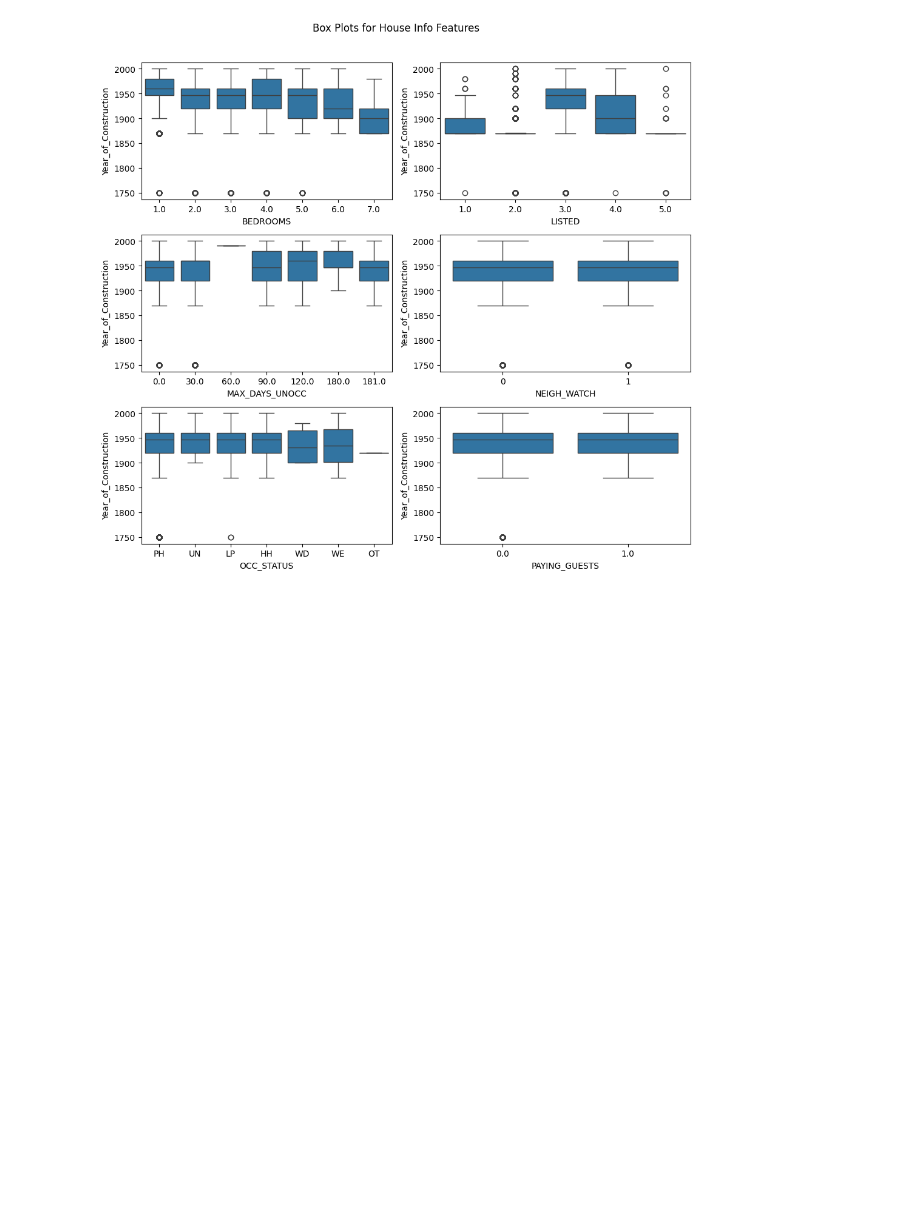
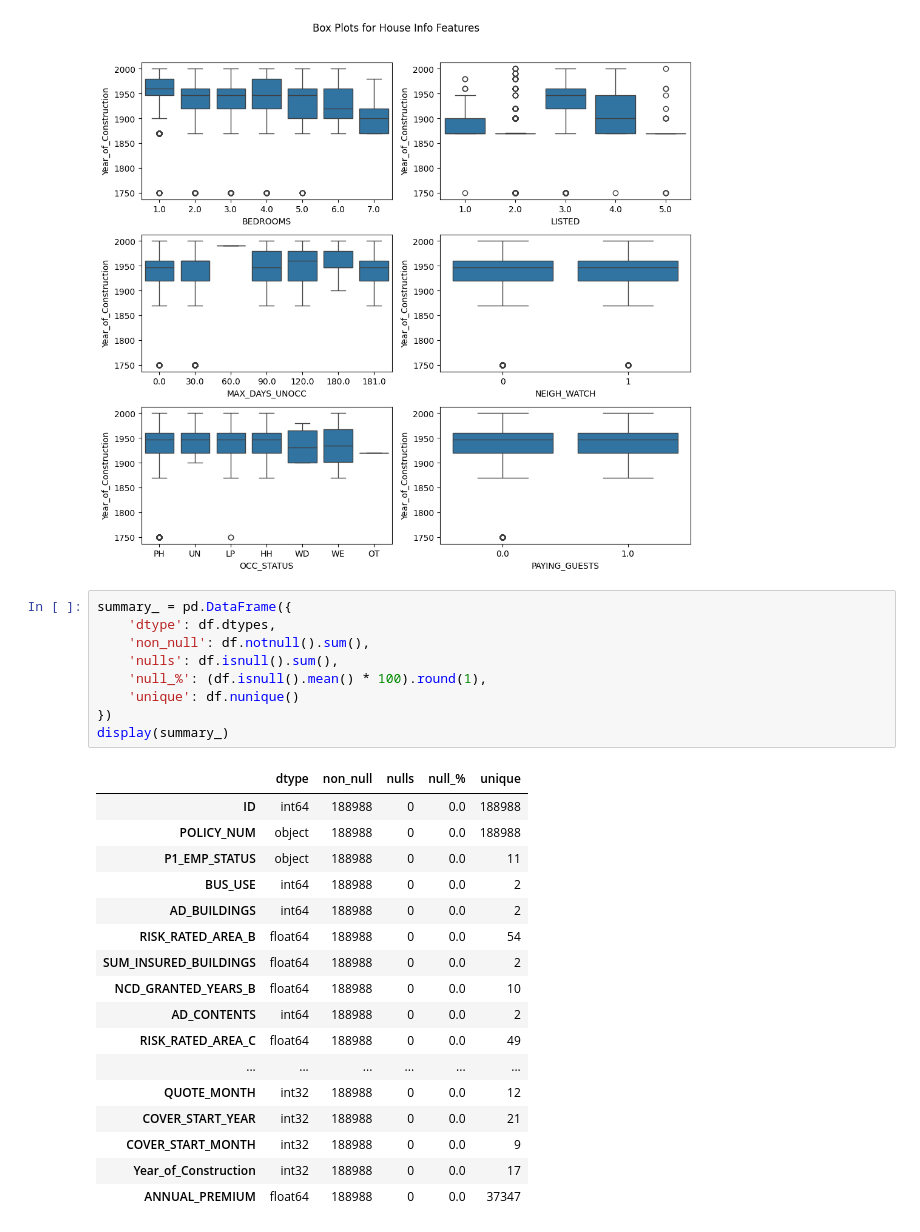
Before and after one commit to tajveer-31/Insurance_model, a Jupyter notebook: Property_insurance_premium.ipynb, the cells around one changed output. Drawn from its saved outputs; the diff is of its cells as text; blank space fills up the shorter version.

```diff
--- a/Property_insurance_premium.ipynb
+++ b/Property_insurance_premium.ipynb
@@ -604,3 +606,30 @@ plt.tight_layout()
 plt.show()
 # %% [output]
 [figure]
+# %%
+summary_ = pd.DataFrame({
+    'dtype': df.dtypes,
+    'non_null': df.notnull().sum(),
+    'nulls': df.isnull().sum(),
+    'null_%': (df.isnull().mean() * 100).round(1),
+    'unique': df.nunique()
+})
+display(summary_)
+# %% [output]
+|  | dtype | non_null | nulls | null_% | unique |
+| ID | int64 | 188988 | 0 | 0.0 | 188988 |
+| POLICY_NUM | object | 188988 | 0 | 0.0 | 188988 |
+| P1_EMP_STATUS | object | 188988 | 0 | 0.0 | 11 |
+| BUS_USE | int64 | 188988 | 0 | 0.0 | 2 |
+| AD_BUILDINGS | int64 | 188988 | 0 | 0.0 | 2 |
+| RISK_RATED_AREA_B | float64 | 188988 | 0 | 0.0 | 54 |
+| SUM_INSURED_BUILDINGS | float64 | 188988 | 0 | 0.0 | 2 |
+| NCD_GRANTED_YEARS_B | float64 | 188988 | 0 | 0.0 | 10 |
+| AD_CONTENTS | int64 | 188988 | 0 | 0.0 | 2 |
+| RISK_RATED_AREA_C | float64 | 188988 | 0 | 0.0 | 49 |
+| ... | ... | ... | ... | ... | ... |
+| QUOTE_MONTH | int32 | 188988 | 0 | 0.0 | 12 |
+| COVER_START_YEAR | int32 | 188988 | 0 | 0.0 | 21 |
+| COVER_START_MONTH | int32 | 188988 | 0 | 0.0 | 9 |
+| Year_of_Construction | int32 | 188988 | 0 | 0.0 | 17 |
+| ANNUAL_PREMIUM | float64 | 188988 | 0 | 0.0 | 37347 |
```
Also changed, not shown: parts of 11 cells of this notebook.
